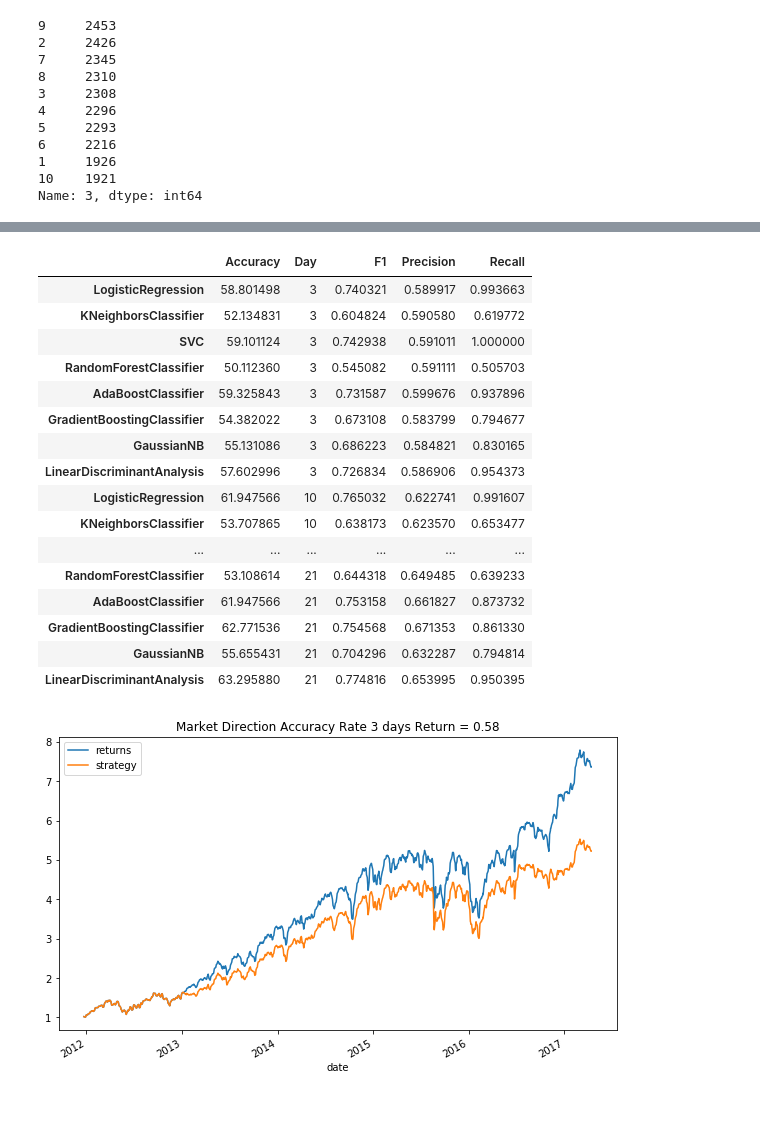
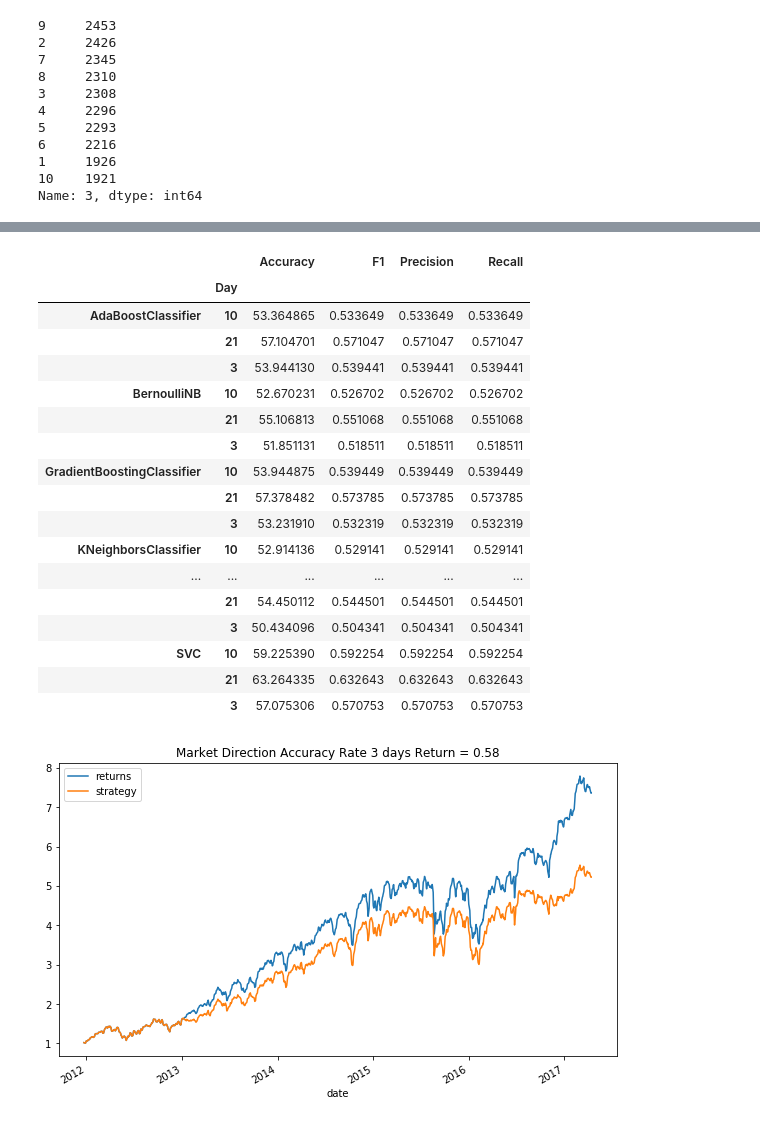
Before and after one commit to eliekawerk/trading, a Jupyter notebook: spx_ml.ipynb, the cells around one changed output, grey strips where cells are left out. Cells and saved outputs as stored; diff of their text form; code cells hidden in the pictures.

```diff
--- a/spx_ml.ipynb
+++ b/spx_ml.ipynb
@@ -141,4 +141,11 @@ comparison['strategy'] = comparison['prediction'] * comparison['returns']
 
 
 #lets test a bunch of models first in a pipeline to see where it gets us
+# %%
+feature_matrix = construct_feature_matrix(fls_all)
+features = feature_matrix.columns
+targets = clean_target('/Users/livingdharma/Downloads/ProgrammingTest/SpxFwdPct_Data.csv')
+features_targets = pd.concat([feature_matrix, targets], join='inner', axis = 1)
+features_targets = features_targets.dropna(axis=0)
+split = int(len(features_targets) * .6)
 # %%
@@ -215,23 +215,25 @@ LinearDiscriminantAnalysis
-# %%
-log
-# %% [output]
-|  | Accuracy | Day | F1 | Precision | Recall |
-| LogisticRegression | 58.801498 | 3 | 0.740321 | 0.589917 | 0.993663 |
-| KNeighborsClassifier | 52.134831 | 3 | 0.604824 | 0.590580 | 0.619772 |
-| SVC | 59.101124 | 3 | 0.742938 | 0.591011 | 1.000000 |
-| RandomForestClassifier | 50.112360 | 3 | 0.545082 | 0.591111 | 0.505703 |
-| AdaBoostClassifier | 59.325843 | 3 | 0.731587 | 0.599676 | 0.937896 |
-| GradientBoostingClassifier | 54.382022 | 3 | 0.673108 | 0.583799 | 0.794677 |
-| GaussianNB | 55.131086 | 3 | 0.686223 | 0.584821 | 0.830165 |
-| LinearDiscriminantAnalysis | 57.602996 | 3 | 0.726834 | 0.586906 | 0.954373 |
-| LogisticRegression | 61.947566 | 10 | 0.765032 | 0.622741 | 0.991607 |
-| KNeighborsClassifier | 53.707865 | 10 | 0.638173 | 0.623570 | 0.653477 |
-| ... | ... | ... | ... | ... | ... |
-| RandomForestClassifier | 53.108614 | 21 | 0.644318 | 0.649485 | 0.639233 |
-| AdaBoostClassifier | 61.947566 | 21 | 0.753158 | 0.661827 | 0.873732 |
-| GradientBoostingClassifier | 62.771536 | 21 | 0.754568 | 0.671353 | 0.861330 |
-| GaussianNB | 55.655431 | 21 | 0.704296 | 0.632287 | 0.794814 |
-| LinearDiscriminantAnalysis | 63.295880 | 21 | 0.774816 | 0.653995 | 0.950395 |
+# %%
+log.to_csv('model_day_walk_forward_cross_val.csv')
+log.groupby([log.index, 'Day']).mean()
+# %% [output]
+|  |  | Accuracy | F1 | Precision | Recall |
+|  | Day |  |  |  |  |
+| AdaBoostClassifier | 10 | 53.364865 | 0.533649 | 0.533649 | 0.533649 |
+|  | 21 | 57.104701 | 0.571047 | 0.571047 | 0.571047 |
+|  | 3 | 53.944130 | 0.539441 | 0.539441 | 0.539441 |
+| BernoulliNB | 10 | 52.670231 | 0.526702 | 0.526702 | 0.526702 |
+|  | 21 | 55.106813 | 0.551068 | 0.551068 | 0.551068 |
+|  | 3 | 51.851131 | 0.518511 | 0.518511 | 0.518511 |
+| GradientBoostingClassifier | 10 | 53.944875 | 0.539449 | 0.539449 | 0.539449 |
+|  | 21 | 57.378482 | 0.573785 | 0.573785 | 0.573785 |
+|  | 3 | 53.231910 | 0.532319 | 0.532319 | 0.532319 |
+| KNeighborsClassifier | 10 | 52.914136 | 0.529141 | 0.529141 | 0.529141 |
+| ... | ... | ... | ... | ... | ... |
+|  | 21 | 54.450112 | 0.544501 | 0.544501 | 0.544501 |
+|  | 3 | 50.434096 | 0.504341 | 0.504341 | 0.504341 |
+| SVC | 10 | 59.225390 | 0.592254 | 0.592254 | 0.592254 |
+|  | 21 | 63.264335 | 0.632643 | 0.632643 | 0.632643 |
+|  | 3 | 57.075306 | 0.570753 | 0.570753 | 0.570753 |
 # %%
 for i, rtrn in enumerate(['3', '10', '21']):
     X_train = features_targets[features][:split]
```
Also changed, not shown: parts of 1 cell of this notebook.
